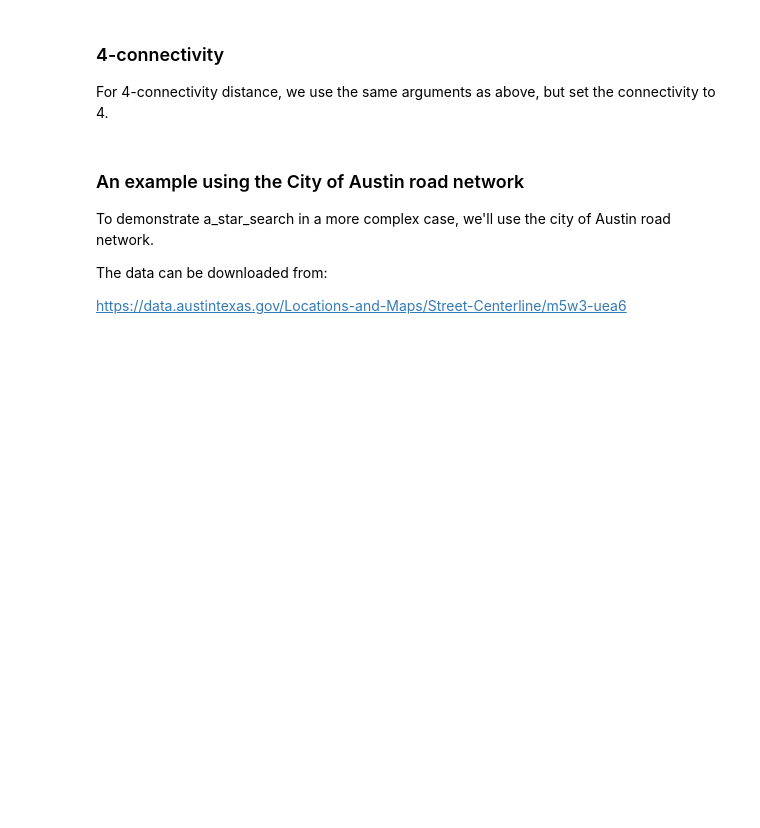
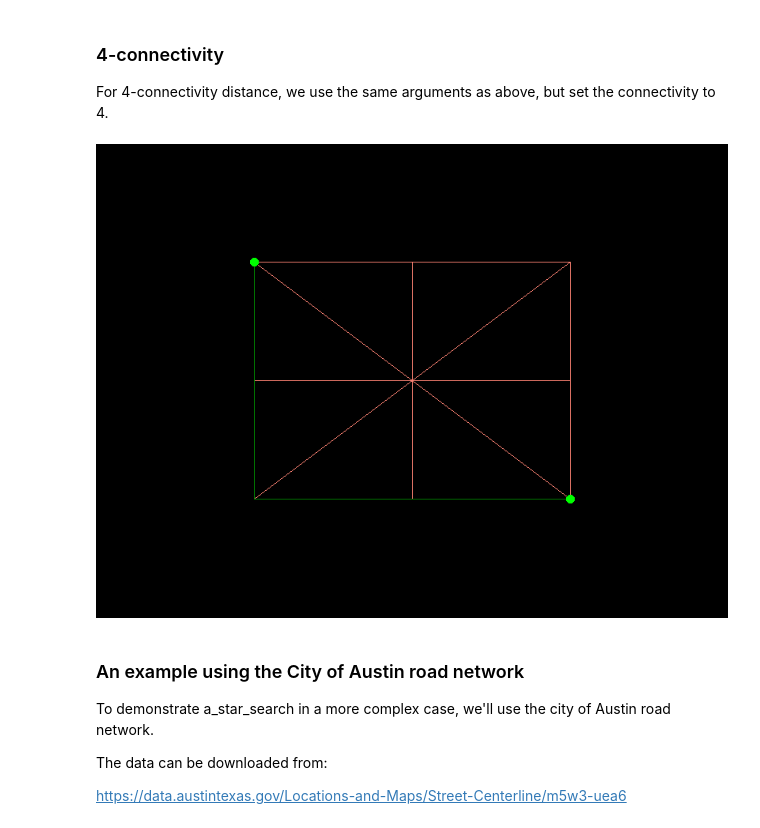
Before and after one commit to makepath/xarray-spatial, a Jupyter notebook: examples/user_guide/7_Pathfinding.ipynb, the cells around one changed output. Saved outputs shown, nothing was run; the diff lists cells and outputs as text; code cells hidden in the pictures; blank space fills up the shorter version.

```diff
--- a/examples/user_guide/7_Pathfinding.ipynb
+++ b/examples/user_guide/7_Pathfinding.ipynb
@@ -91,12 +98,15 @@ For 4-connectivity distance, we use the same arguments as above, but set the con
 # %%
 # find the path from start to goal,
 # barriers are uncrossable cells. In this case, they are cells with a value of 0
 
-path_agg_4_connectivity = a_star_search(line_agg, start, goal, barriers=[0],
-                                        snap_start=True, snap_goal=True, connectivity=4)
+path_agg_4_connectivity = a_star_search(
+    line_agg, start, goal, barriers=[0], snap_start=True, snap_goal=True, connectivity=4
+)
 
-path_shaded = dynspread(shade(path_agg_4_connectivity, cmap=['green']))
-set_background(stack(line_shaded, path_shaded, location_shaded), 'black')
+path_shaded = dynspread(shade(path_agg_4_connectivity, cmap=["green"]))
+set_background(stack(line_shaded, path_shaded, location_shaded), "black")
+# %% [output]
+[figure, added]
 # %% [markdown]
 ### An example using the City of Austin road network
 
```
Also changed, not shown: parts of 7 cells of this notebook.
